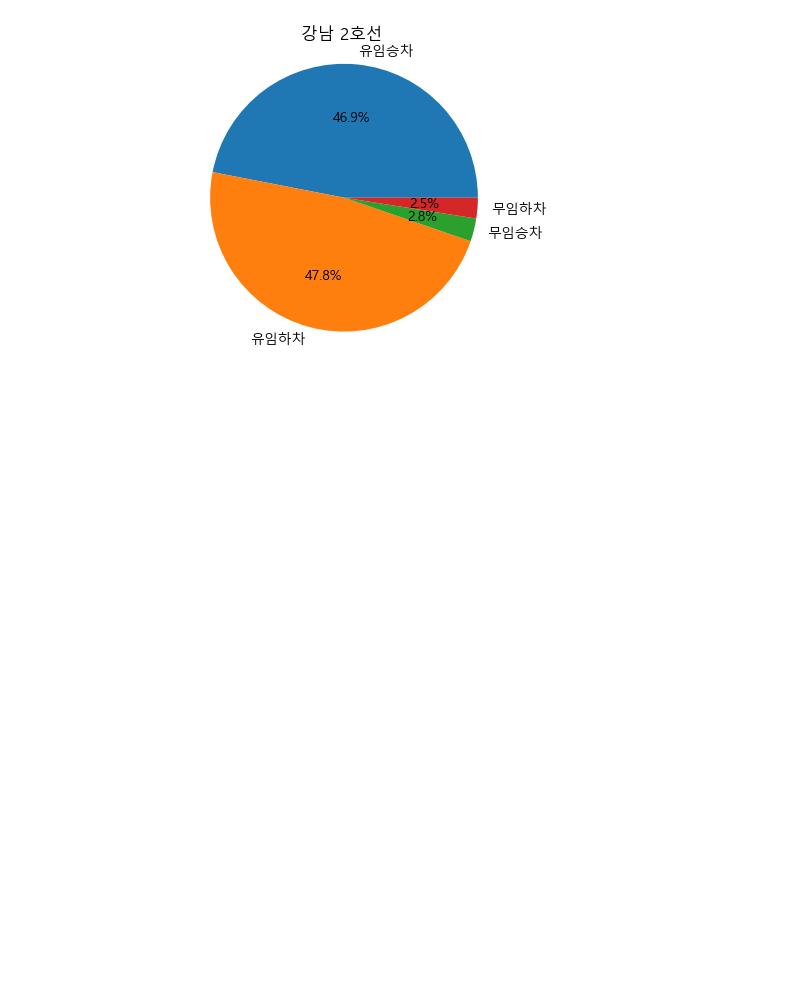
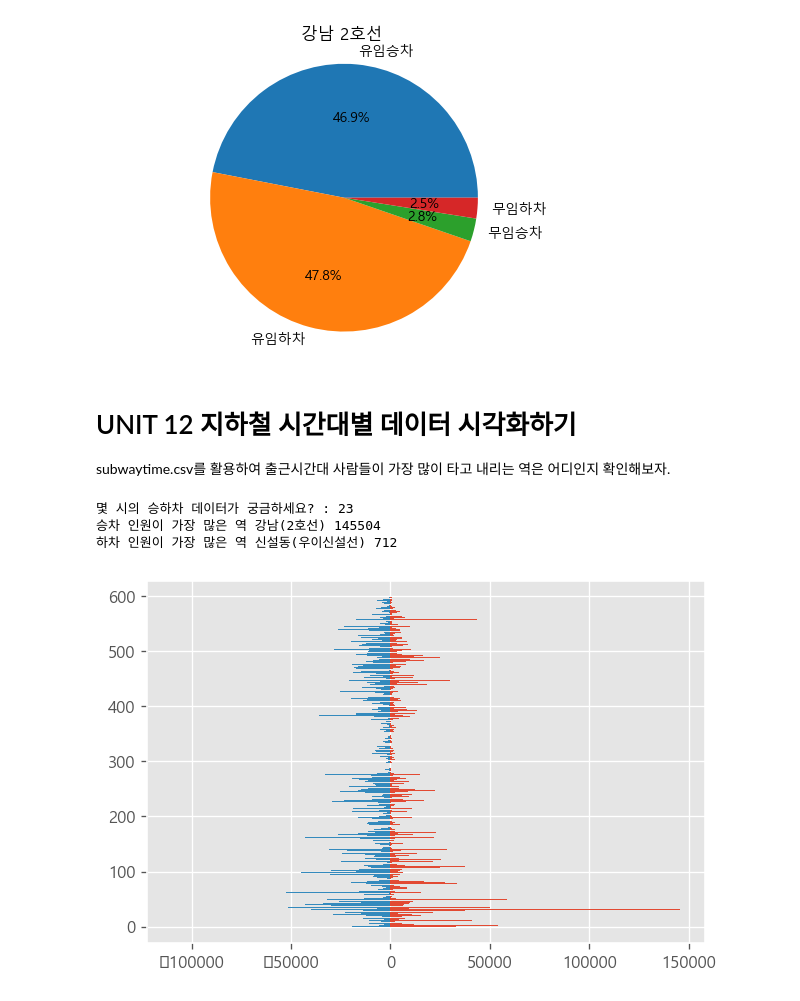
Before and after one commit to YunDH218/data_analysis, a Jupyter notebook: 대중교통 데이터.ipynb, the cells around one changed output. Saved outputs shown, nothing was run; the diff lists cells and outputs as text; code cells hidden in the pictures; blank space fills up the shorter version.

Commit message:
unit12_201p

```diff
--- a/대중교통 데이터.ipynb
+++ b/대중교통 데이터.ipynb
@@ -97,3 +97,47 @@ for i in range(len(result)):
 # %% [output]
 궁금한 역을 입력해주세요 : 강남
 [figure]
+# %% [markdown]
+# UNIT 12 지하철 시간대별 데이터 시각화하기
+subwaytime.csv를 활용하여 출근시간대 사람들이 가장 많이 타고 내리는 역은 어디인지 확인해보자.
+# %%
+# 지하철 시간대별 승하차 데이터를 수평막대그래프로 나타내기
+import csv
+f = open('subwaytime.csv', encoding='UTF8')
+data = csv.reader(f)
+next(data)
+next(data)
+mx_in = 0
+mx_station_in = ''
+mx_out = 0
+mx_station_out = ''
+result_in = []
+result_out = []
+t = int(input('몇 시의 승하차 데이터가 궁금하세요? : '))
+
+for row in data:
+    row[4:] = map(int, row[4:])  # for i in range(4,len(row)+1): row[i] = int(row[i])
+    s_in = row[4+(t-4)*2]
+    s_out = -row[5+(t-4)*2]
+    result_in.append(s_in)
+    result_out.append(s_out)
+    if s_in > mx_in:
+        mx_in = s_in
+        mx_station_in = row[3]+'('+row[1]+')'
+    if s_out < mx_out:
+        mx_out = -s_out
+        mx_station_out = row[3]+'('+row[1]+')'
+print('승차 인원이 가장 많은 역', mx_station_in, mx_in)
+print('하차 인원이 가장 많은 역', mx_station_out, mx_out)
+
+import matplotlib.pyplot as plt
+plt.figure(dpi=120)
+plt.style.use('ggplot')
+plt.barh(range(len(result_in)), result_in)
+plt.barh(range(len(result_out)), result_out)
+plt.show()
+# %% [output]
+몇 시의 승하차 데이터가 궁금하세요? : 23
+승차 인원이 가장 많은 역 강남(2호선) 145504
+하차 인원이 가장 많은 역 신설동(우이신설선) 712
+[figure, added]
```
Also changed, not shown: parts of 3 cells of this notebook, 2 other files.
